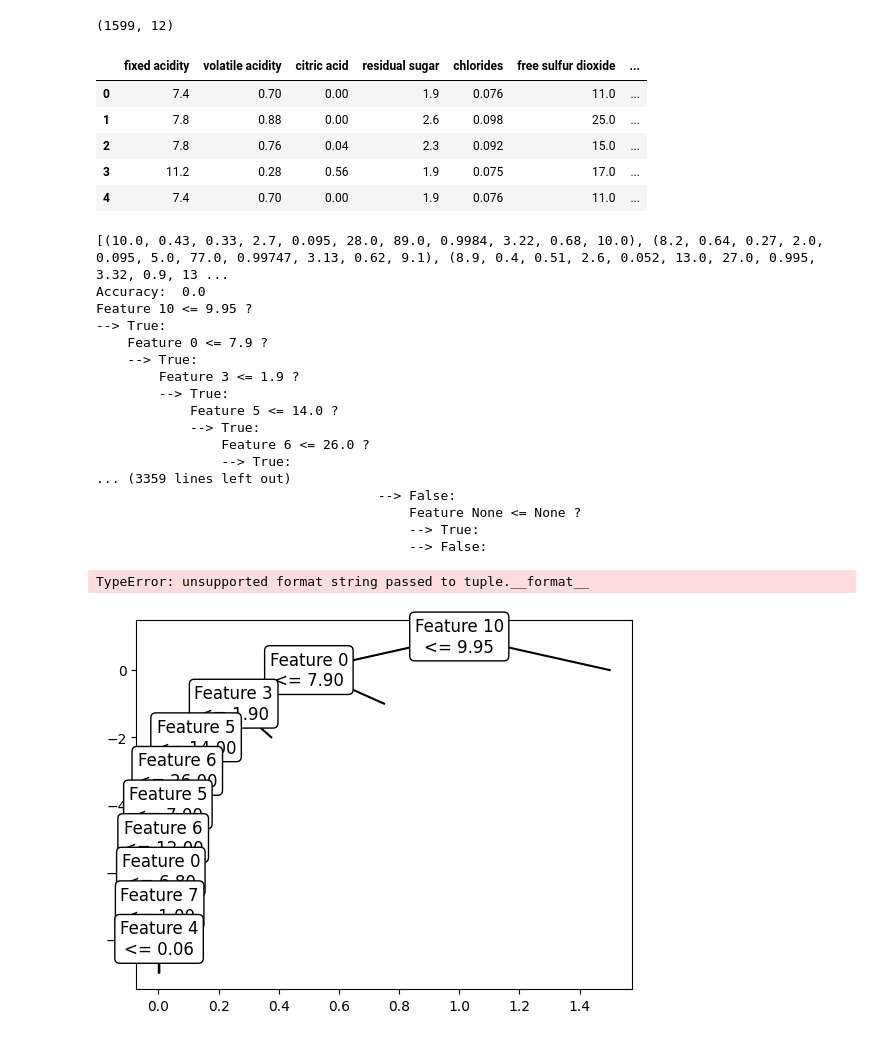
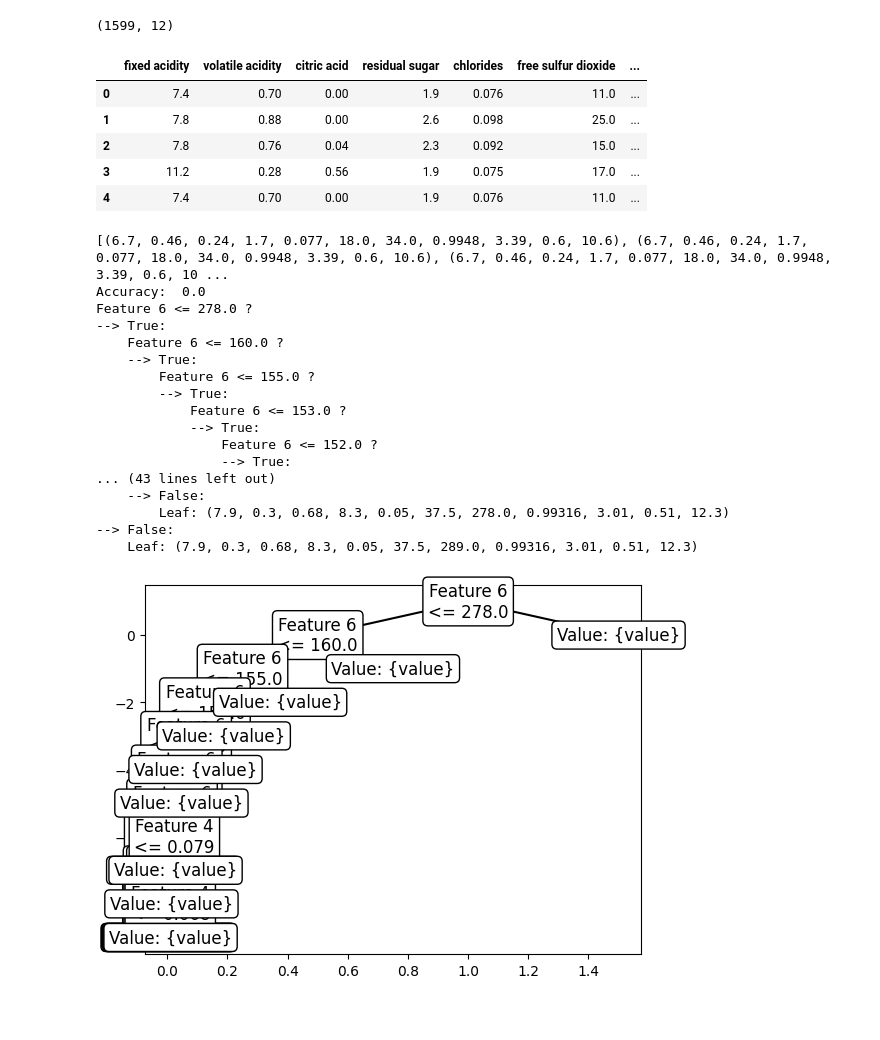
Before and after one commit to KissDanielMark/DecisionTree, a Jupyter notebook: WP871Q.ipynb, the cells around one changed output. Cells and saved outputs as stored; diff of their text form; code cells hidden in the pictures.

```diff
--- a/WP871Q.ipynb
+++ b/WP871Q.ipynb
@@ -170,10 +170,10 @@ class DecisionTree:
 
     #For predicting the output - TODO: átnézni
     def predict(self, X):
-        print([self._traverse_tree(x, self.root) for x in X])
+        print(list(self._traverse_tree(x, self.root) for x in X))
         #ereedmeny = np.array([self._traverse_tree(x, self.root) for x in X])
         #print("MI VAN ITT? ", ereedmeny)
-        #return np.array([self._traverse_tree(x, self.root) for x in X])
+        #return np.array(self._traverse_tree(x, self.root) for x in X)
 
     def _traverse_tree(self, x, node):
         if node.is_leaf_node():
@@ -213,7 +213,7 @@ class DecisionTree:
     def plot_tree_the_second(self, node, depth, x_offset, y_offset, x_scale):
         if node.is_leaf_node():
             value = node.value
-            plt.text(x_offset, y_offset, f'Value: {value:.2f}', fontsize=12, ha='center', va='center',
+            plt.text(x_offset, y_offset, f'Value: {value}', fontsize=12, ha='center', va='center',
                     bbox=dict(facecolor='white', edgecolor='black', boxstyle='round'))
         else:
             feature = node.feature
@@ -221,7 +221,7 @@ class DecisionTree:
             left_child = node.left
             right_child = node.right
 
-            plt.text(x_offset, y_offset, f'Feature {feature}\n<= {threshold:.2f}', fontsize=12, ha='center',
+            plt.text(x_offset, y_offset, f'Feature {feature}\n<= {threshold}', fontsize=12, ha='center',
                     va='center', bbox=dict(facecolor='white', edgecolor='black', boxstyle='round'))
 
             # Kiszámoljuk a következő csomópontok helyét
@@ -251,17 +251,9 @@ y = df[df.columns[:-1]].values
 #display("X:",X)
 #display("y:",y)
 
-"""wine = datasets.load_breast_cancer()
-#display(wine)
-X = wine.data # adatok
-y = wine.target # címkék/célváltozók"""
-
-
 # Előkészítsük a bemeneti adatokat és a címkéket
 #X = np.array([[1, 2, 3], [4, np.nan, 6], [7, 8, 9]])# Példa bemeneti adatok (a második adat hiányzó értéket tartalmaz)
 #y = np.array([0, 1, 0]) # Példa címkék
-
-
 
 #Adatok felosztása tanító és tesztelő halmazra
 X_train, X_test, y_train, y_test = train_test_split(X, y, test_size=0.2, random_state=0) # 80% tanító, 20% tesztelő
@@ -272,46 +264,45 @@ display("X_test:",X_test, "X_test.shape:",X_test.shape)
 display("y_test:",y_test, "y_test.shape:",y_test.shape)"""
 
 #Döntési fa tanítása
-decision_tree = DecisionTree(max_depth=10, split_criterion="information_gain", random_state=0)
+decision_tree = DecisionTree(max_depth=10, split_criterion="mse", random_state=0)
 decision_tree.fit(X_train, y_train)
 
 #Döntési fa kiértékelése
 y_pred = decision_tree.predict(X_test)
 
 def accuracy(y_test, y_pred):
     return np.sum(y_test == y_pred) / len(y_test)
 
 acc = accuracy(y_test, y_pred)
 print("Accuracy: ", acc)
 
 decision_tree.print_tree()
 decision_tree.plot_tree_the_second(decision_tree.root, 0, 1, 1, 1)
 
 #dt.print()
 # %% [output]
 (1599, 12)
 |  | fixed acidity | volatile acidity | citric acid | residual sugar | chlorides | free sulfur dioxide | ... |
 | 0 | 7.4 | 0.70 | 0.00 | 1.9 | 0.076 | 11.0 | ... |
 | 1 | 7.8 | 0.88 | 0.00 | 2.6 | 0.098 | 25.0 | ... |
 | 2 | 7.8 | 0.76 | 0.04 | 2.3 | 0.092 | 15.0 | ... |
 | 3 | 11.2 | 0.28 | 0.56 | 1.9 | 0.075 | 17.0 | ... |
 | 4 | 7.4 | 0.70 | 0.00 | 1.9 | 0.076 | 11.0 | ... |
-[(10.0, 0.43, 0.33, 2.7, 0.095, 28.0, 89.0, 0.9984, 3.22, 0.68, 10.0), (8.2, 0.64, 0.27, 2.0, 0.095, 5.0, 77.0, 0.99747, 3.13, 0.62, 9.1), (8.9, 0.4, 0.51, 2.6, 0.052, 13.0, 27.0, 0.995, 3.32, 0.9, 13 ...
+[(6.7, 0.46, 0.24, 1.7, 0.077, 18.0, 34.0, 0.9948, 3.39, 0.6, 10.6), (6.7, 0.46, 0.24, 1.7, 0.077, 18.0, 34.0, 0.9948, 3.39, 0.6, 10.6), (6.7, 0.46, 0.24, 1.7, 0.077, 18.0, 34.0, 0.9948, 3.39, 0.6, 10 ...
 Accuracy:  0.0
-Feature 10 <= 9.95 ?
+Feature 6 <= 278.0 ?
 --> True:
-    Feature 0 <= 7.9 ?
+    Feature 6 <= 160.0 ?
     --> True:
-        Feature 3 <= 1.9 ?
+        Feature 6 <= 155.0 ?
         --> True:
-            Feature 5 <= 14.0 ?
+            Feature 6 <= 153.0 ?
             --> True:
-                Feature 6 <= 26.0 ?
+                Feature 6 <= 152.0 ?
                 --> True:
-... (3359 lines left out)
-                                    --> False:
-                                        Feature None <= None ?
-                                        --> True:
-                                        --> False:
+... (43 lines left out)
+    --> False:
+        Leaf: (7.9, 0.3, 0.68, 8.3, 0.05, 37.5, 278.0, 0.99316, 3.01, 0.51, 12.3)
+--> False:
+    Leaf: (7.9, 0.3, 0.68, 8.3, 0.05, 37.5, 289.0, 0.99316, 3.01, 0.51, 12.3)
-TypeError: unsupported format string passed to tuple.__format__
-[figure, old version]
+[figure, new version]
```
